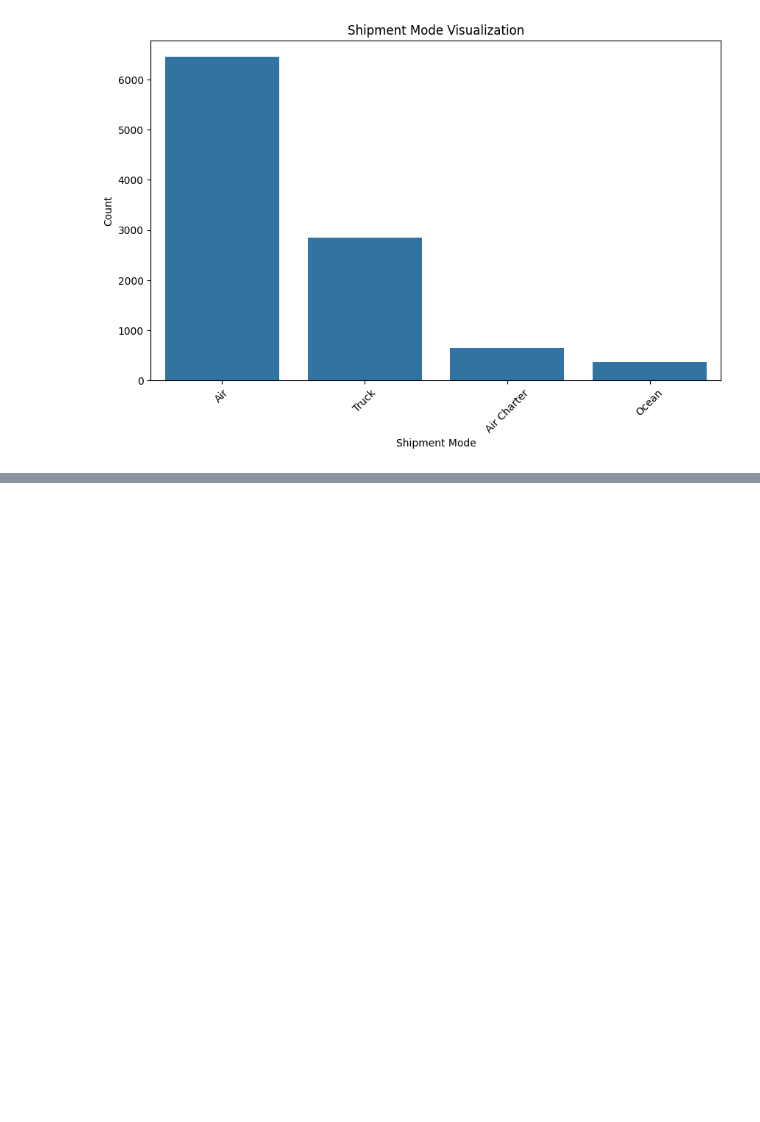
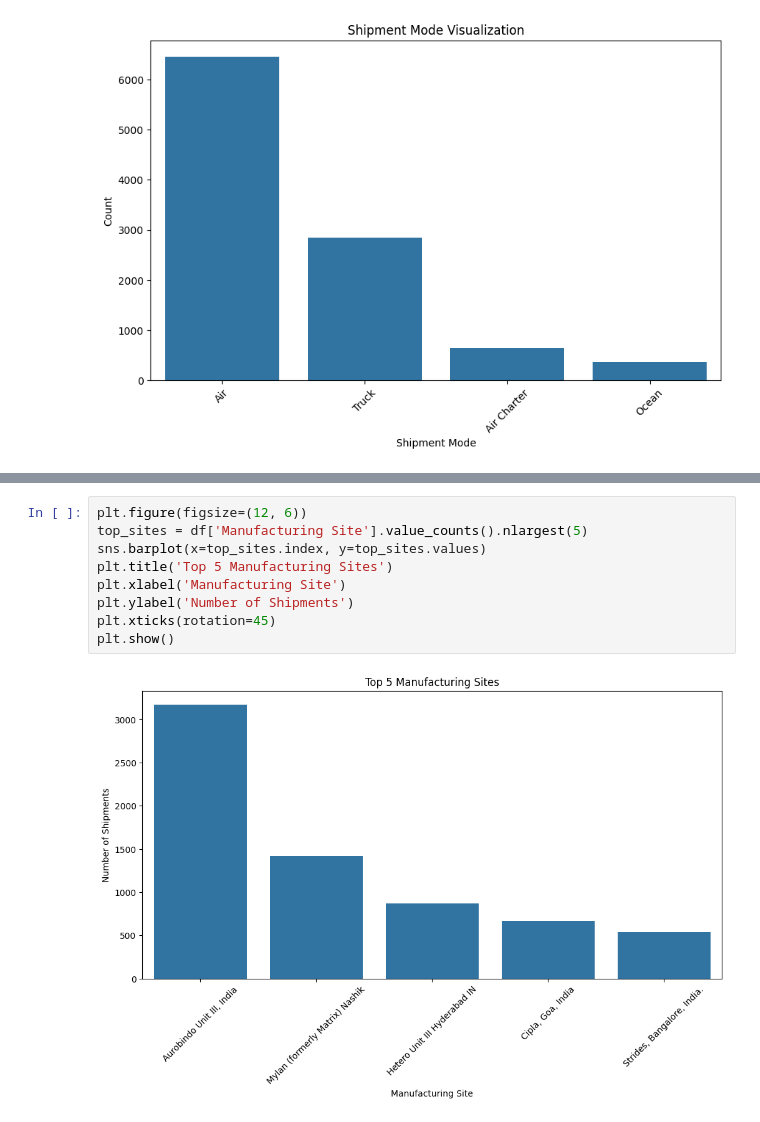
Before and after one commit to itarasingh/FedEx-Logistics-Performance-Analysis, a Jupyter notebook: SCMS_Delivery_History_Dataset.ipynb, the cells around one changed output, grey strips where cells are left out. Drawn from its saved outputs; the diff is of its cells as text; blank space fills up the shorter version.

```diff
--- a/SCMS_Delivery_History_Dataset.ipynb
+++ b/SCMS_Delivery_History_Dataset.ipynb
@@ -199,0 +210,11 @@ plt.show()
+# %%
+plt.figure(figsize=(12, 6))
+top_sites = df['Manufacturing Site'].value_counts().nlargest(5)
+sns.barplot(x=top_sites.index, y=top_sites.values)
+plt.title('Top 5 Manufacturing Sites')
+plt.xlabel('Manufacturing Site')
+plt.ylabel('Number of Shipments')
+plt.xticks(rotation=45)
+plt.show()
+# %% [output]
+[figure, added]
```
Also changed, not shown: parts of 1 cell of this notebook.
